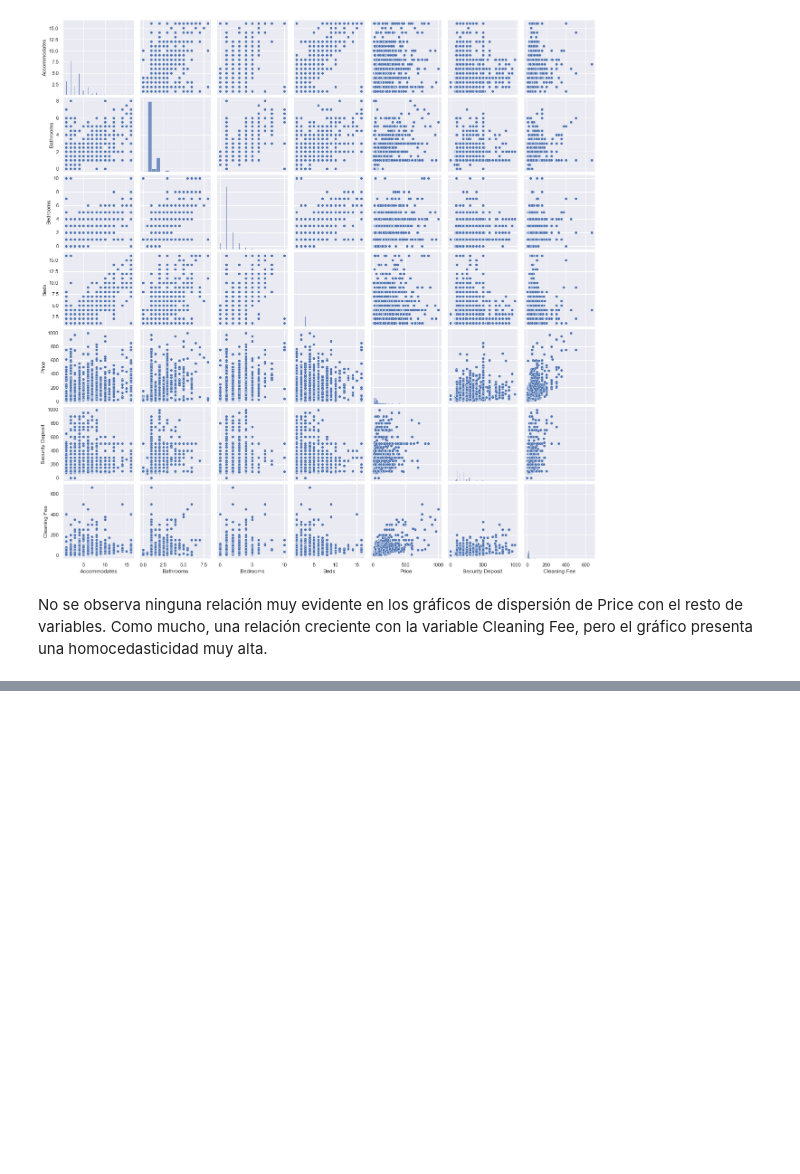
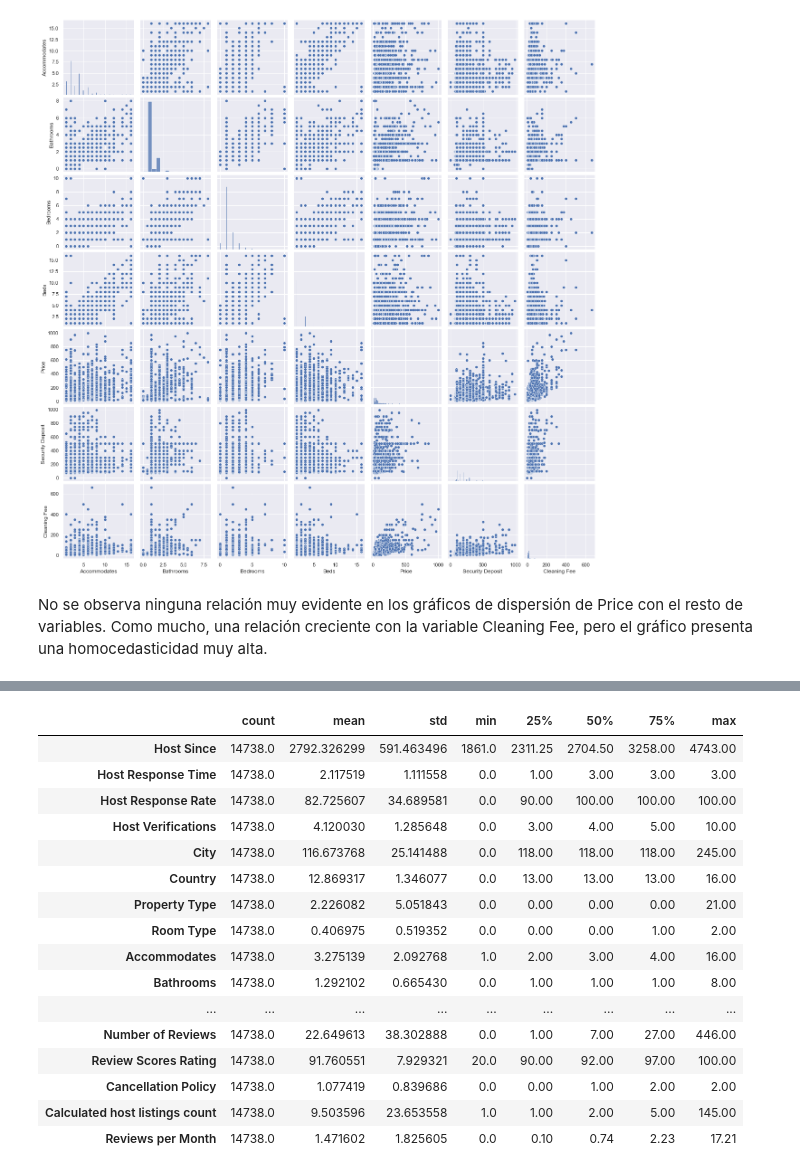
Before and after one commit to sermor04/ML2, a Jupyter notebook: PracticaAirBnb.ipynb, the cells around one changed output, grey strips where cells are left out. Saved outputs shown, nothing was run; the diff lists cells and outputs as text; code cells hidden in the pictures; blank space fills up the shorter version.

```diff
--- a/PracticaAirBnb.ipynb
+++ b/PracticaAirBnb.ipynb
@@ -434,0 +1095,20 @@ No se observa ninguna relación muy evidente en los gráficos de dispersión de
+# %%
+data.describe().T
+# %% [output]
+|  | count | mean | std | min | 25% | 50% | 75% | max |
+| Host Since | 14738.0 | 2792.326299 | 591.463496 | 1861.0 | 2311.25 | 2704.50 | 3258.00 | 4743.00 |
+| Host Response Time | 14738.0 | 2.117519 | 1.111558 | 0.0 | 1.00 | 3.00 | 3.00 | 3.00 |
+| Host Response Rate | 14738.0 | 82.725607 | 34.689581 | 0.0 | 90.00 | 100.00 | 100.00 | 100.00 |
+| Host Verifications | 14738.0 | 4.120030 | 1.285648 | 0.0 | 3.00 | 4.00 | 5.00 | 10.00 |
+| City | 14738.0 | 116.673768 | 25.141488 | 0.0 | 118.00 | 118.00 | 118.00 | 245.00 |
+| Country | 14738.0 | 12.869317 | 1.346077 | 0.0 | 13.00 | 13.00 | 13.00 | 16.00 |
+| Property Type | 14738.0 | 2.226082 | 5.051843 | 0.0 | 0.00 | 0.00 | 0.00 | 21.00 |
+| Room Type | 14738.0 | 0.406975 | 0.519352 | 0.0 | 0.00 | 0.00 | 1.00 | 2.00 |
+| Accommodates | 14738.0 | 3.275139 | 2.092768 | 1.0 | 2.00 | 3.00 | 4.00 | 16.00 |
+| Bathrooms | 14738.0 | 1.292102 | 0.665430 | 0.0 | 1.00 | 1.00 | 1.00 | 8.00 |
+| ... | ... | ... | ... | ... | ... | ... | ... | ... |
+| Number of Reviews | 14738.0 | 22.649613 | 38.302888 | 0.0 | 1.00 | 7.00 | 27.00 | 446.00 |
+| Review Scores Rating | 14738.0 | 91.760551 | 7.929321 | 20.0 | 90.00 | 92.00 | 97.00 | 100.00 |
+| Cancellation Policy | 14738.0 | 1.077419 | 0.839686 | 0.0 | 0.00 | 1.00 | 2.00 | 2.00 |
+| Calculated host listings count | 14738.0 | 9.503596 | 23.653558 | 1.0 | 1.00 | 2.00 | 5.00 | 145.00 |
+| Reviews per Month | 14738.0 | 1.471602 | 1.825605 | 0.0 | 0.10 | 0.74 | 2.23 | 17.21 |
```
Also changed, not shown: parts of 105 cells of this notebook.
